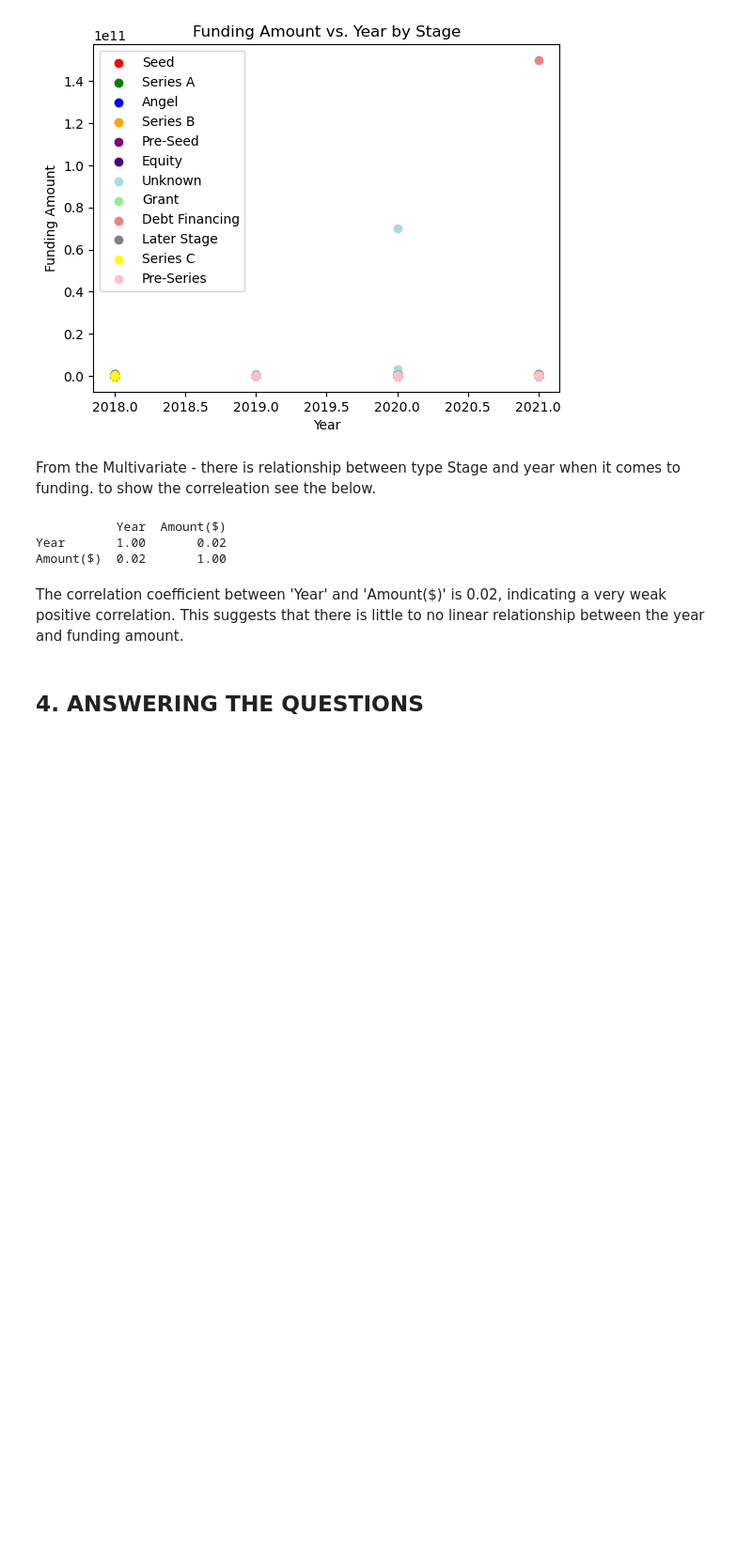
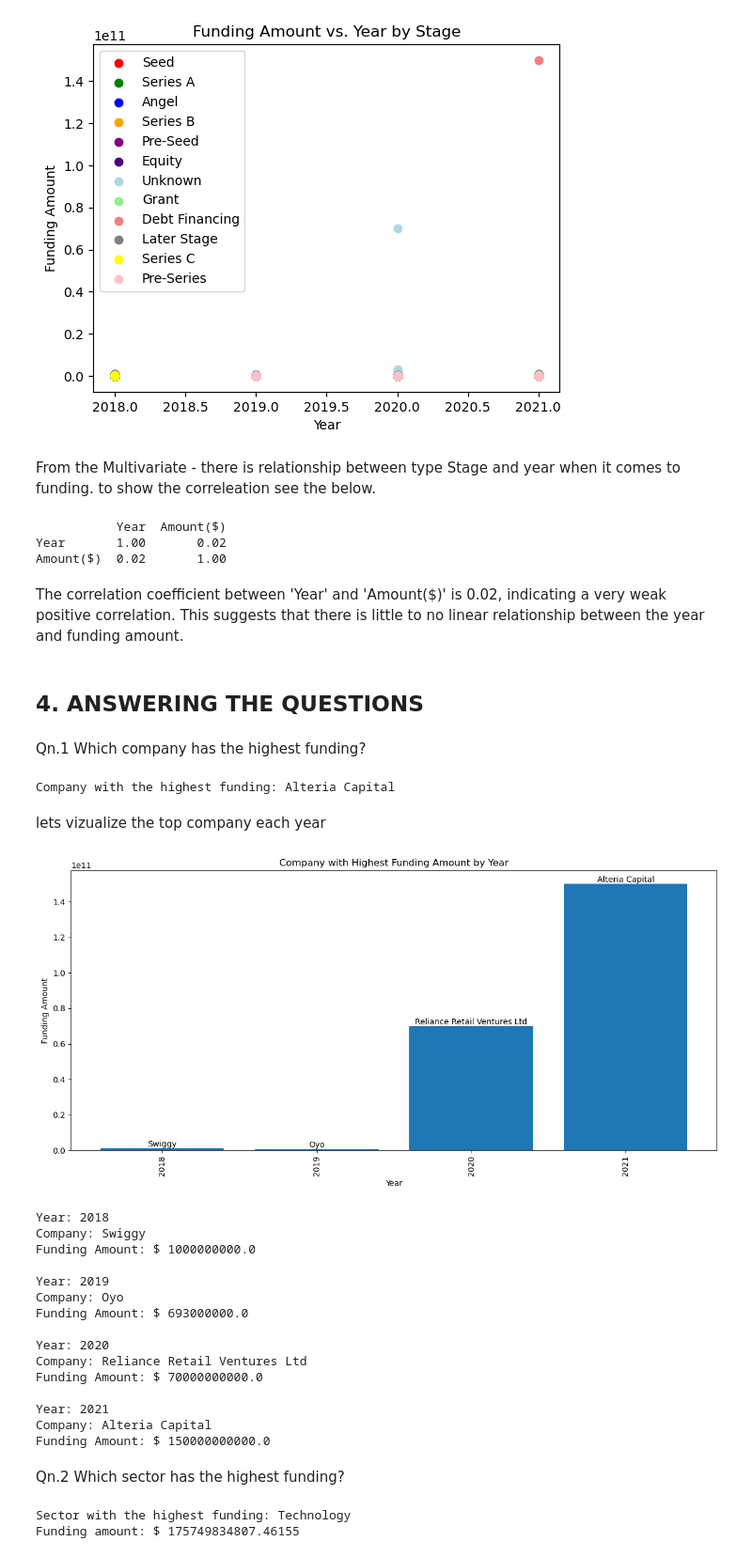
Before and after one commit to MarthaK-Coder/AZUBI-AFRICA--LP1-Sprint, a Jupyter notebook: ProjectNotebook.ipynb, the cells around one changed output. Shown at 94% size. Drawn from its saved outputs; the diff is of its cells as text; code cells hidden in the pictures; blank space fills up the shorter version.

```diff
--- a/ProjectNotebook.ipynb
+++ b/ProjectNotebook.ipynb
@@ -2147,3 +2160,72 @@ Amount($)  0.02       1.00
 The correlation coefficient between 'Year' and 'Amount($)' is 0.02, indicating a very weak positive correlation. This suggests that there is little to no linear relationship between the year and funding amount.
 # %% [markdown]
 ## 4. ANSWERING THE QUESTIONS
+# %% [markdown]
+Qn.1 Which company has the highest funding?
+# %%
+
+company_with_highest_funding = final_data[final_data['Amount($)'] == final_data['Amount($)'].max()]['Company/Brand'].values[0]
+
+print("Company with the highest funding:", company_with_highest_funding)
+# %% [output]
+Company with the highest funding: Alteria Capital
+# %% [markdown]
+lets vizualize the top  company each year
+# %%
+top_company_each_year = final_data.groupby('Year').apply(lambda x: x.loc[x['Amount($)'].idxmax()])
+
+plt.figure(figsize=(12, 6))
+plt.bar(top_company_each_year['Year'], top_company_each_year['Amount($)'])
+plt.xlabel('Year')
+plt.ylabel('Funding Amount')
+plt.title('Company with Highest Funding Amount by Year')
+plt.xticks(rotation=90)
+
+
+
+# Add company names as labels on the bars
+for i, row in top_company_each_year.iterrows():
+    plt.text(row['Year'], row['Amount($)'], row['Company/Brand'], ha='center', va='bottom')
+
+plt.xticks(final_data['Year'].unique())  # Show all years on the X-axis
+
+plt.xticks(rotation=90)
+plt.tight_layout()  # Adjust layout to prevent overlapping labels
+plt.show()
+
+# Print the top company and funding amount for each year
+for year, row in top_company_each_year.iterrows():
+    print("Year:", year)
+    print("Company:", row['Company/Brand'])
+    print("Funding Amount: $", row['Amount($)'])
+    print()
+# %% [output]
+[figure, added]
+Year: 2018
+Company: Swiggy
+Funding Amount: $ 1000000000.0
+
+Year: 2019
+Company: Oyo
+Funding Amount: $ 693000000.0
+
+Year: 2020
+Company: Reliance Retail Ventures Ltd
+Funding Amount: $ 70000000000.0
+
+Year: 2021
+Company: Alteria Capital
+Funding Amount: $ 150000000000.0
+# %% [markdown]
+Qn.2 Which sector has the highest funding?
+# %%
+sector_funding = final_data.groupby('Sector')['Amount($)'].sum().sort_values(ascending=False)
+
+top_sector = sector_funding.index[0]
+highest_funding = sector_funding.iloc[0]
+
+print("Sector with the highest funding:", top_sector)
+print("Funding amount: $", highest_funding)
+# %% [output]
+Sector with the highest funding: Technology
+Funding amount: $ 175749834807.46155
```
Also changed, not shown: parts of 22 cells of this notebook.
